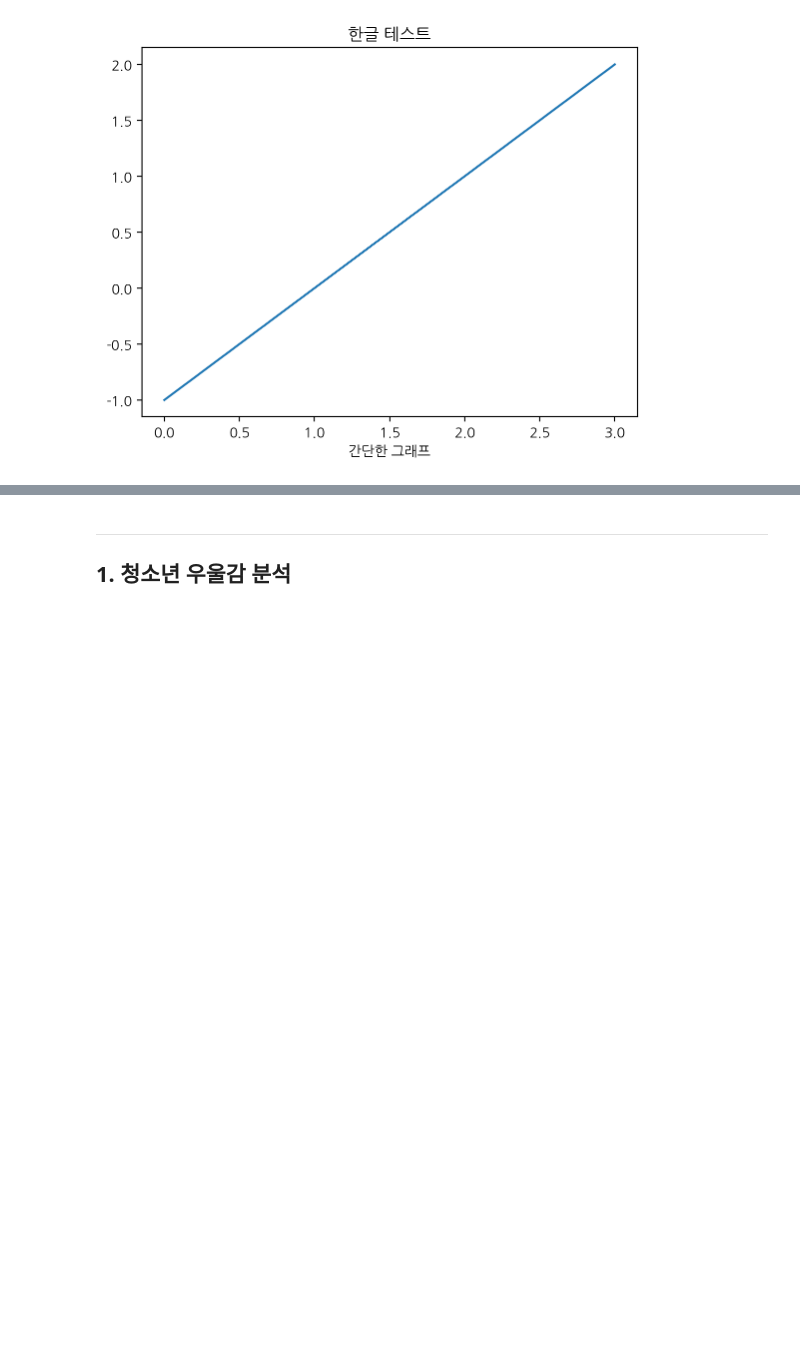
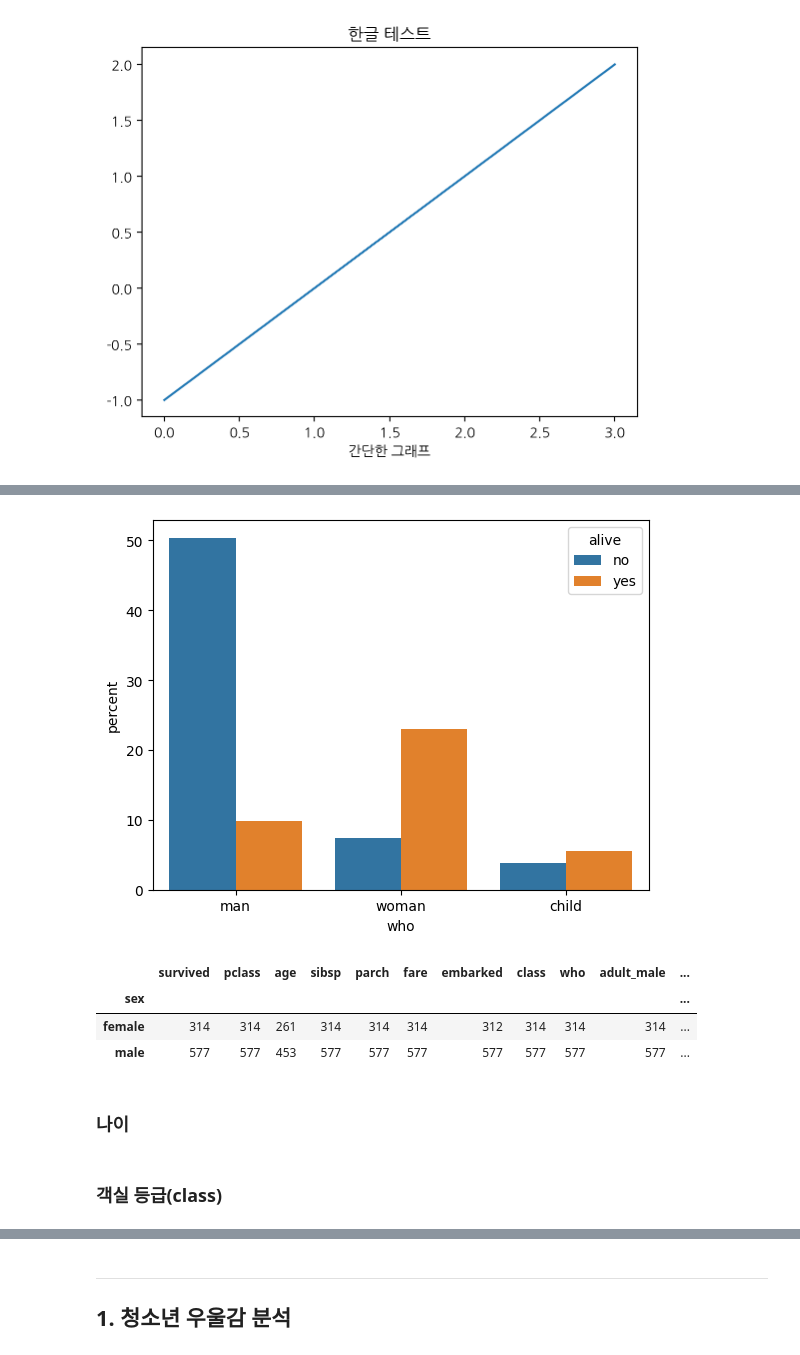
Before and after one commit to thdnjs0730/2024-1-my-BDA, a Jupyter notebook: 데이터분석과제_03조_20231596_최소원_20231596_최소원.ipynb, the cells around one changed output, grey strips where cells are left out. Drawn from its saved outputs; the diff is of its cells as text; code cells hidden in the pictures; blank space fills up the shorter version.

```diff
--- a/데이터분석과제_03조_20231596_최소원_20231596_최소원.ipynb
+++ b/데이터분석과제_03조_20231596_최소원_20231596_최소원.ipynb
@@ -99,0 +165,15 @@ plt.show()
+# %%
+#각 성별 내에서 생존자와 사망자의 비율 시각화
+sns.countplot(titanic, x = "who", hue = "alive", stat = "percent");
+# %% [output]
+[figure, added]
+# %%
+# 'sex' 열을 기준으로 그룹화하고, 각 그룹에 대해 각 열의 값의 개수를 계산
+titanic.groupby('sex').count()
+# %% [output]
+|  | survived | pclass | age | sibsp | parch | fare | embarked | class | who | adult_male | ... |
+| sex |  |  |  |  |  |  |  |  |  |  | ... |
+| female | 314 | 314 | 261 | 314 | 314 | 314 | 312 | 314 | 314 | 314 | ... |
+| male | 577 | 577 | 453 | 577 | 577 | 577 | 577 | 577 | 577 | 577 | ... |
+# %% [markdown]
+### 나이
@@ -99,0 +186,2 @@ plt.show()
+# %% [markdown]
+### 객실 등급(class)
```
Also changed, not shown: parts of 47 cells of this notebook.
